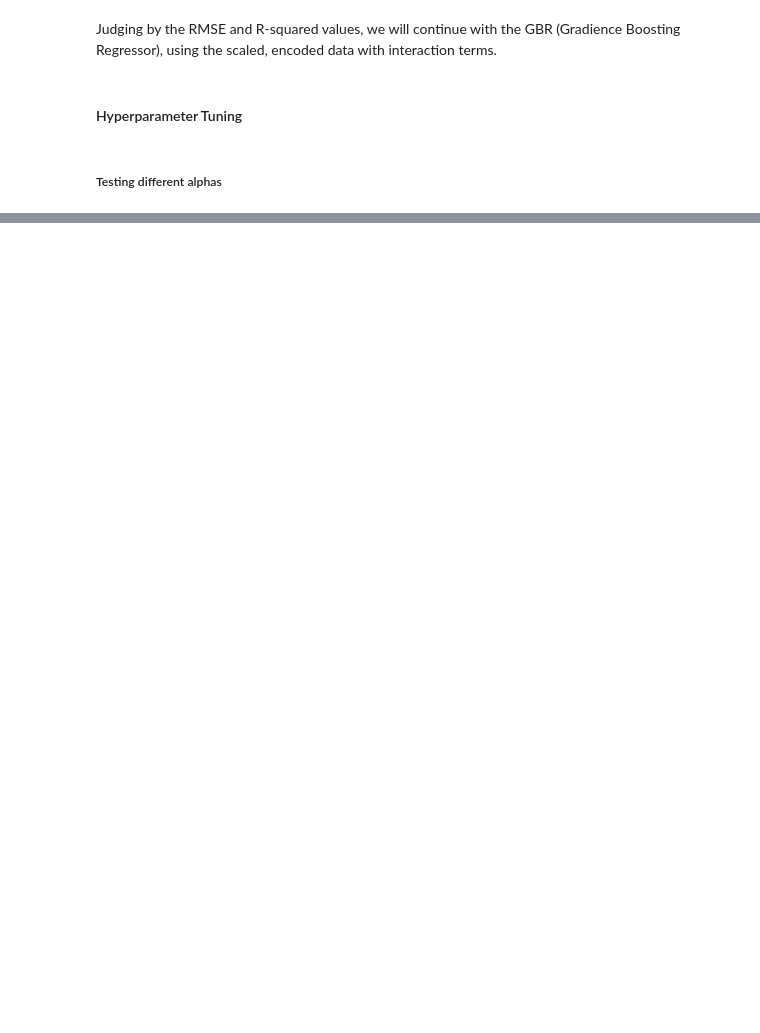
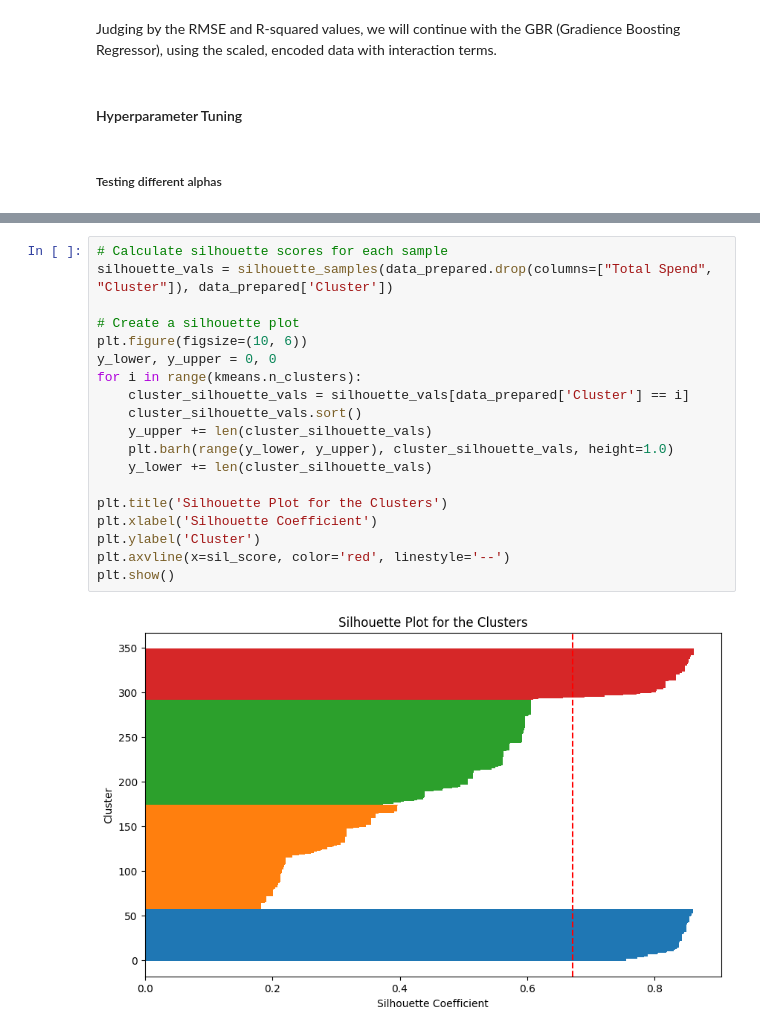
Before and after one commit to scottpitcher/ecommerce-marketing-analytics-optimization, a Jupyter notebook: clv_optimization_model.ipynb, the cells around one changed output, grey strips where cells are left out. Drawn from its saved outputs; the diff is of its cells as text; blank space fills up the shorter version.

```diff
--- a/clv_optimization_model.ipynb
+++ b/clv_optimization_model.ipynb
@@ -478,0 +361,21 @@ print(f'T-statistic: {t_stat:.2f}, P-value: {p_value:.4f}')
+# %%
+# Calculate silhouette scores for each sample
+silhouette_vals = silhouette_samples(data_prepared.drop(columns=["Total Spend", "Cluster"]), data_prepared['Cluster'])
+
+# Create a silhouette plot
+plt.figure(figsize=(10, 6))
+y_lower, y_upper = 0, 0
+for i in range(kmeans.n_clusters):
+    cluster_silhouette_vals = silhouette_vals[data_prepared['Cluster'] == i]
+    cluster_silhouette_vals.sort()
+    y_upper += len(cluster_silhouette_vals)
+    plt.barh(range(y_lower, y_upper), cluster_silhouette_vals, height=1.0)
+    y_lower += len(cluster_silhouette_vals)
+
+plt.title('Silhouette Plot for the Clusters')
+plt.xlabel('Silhouette Coefficient')
+plt.ylabel('Cluster')
+plt.axvline(x=sil_score, color='red', linestyle='--')
+plt.show()
+# %% [output]
+[figure, added]
```
Also changed, not shown: parts of 44 cells of this notebook.
